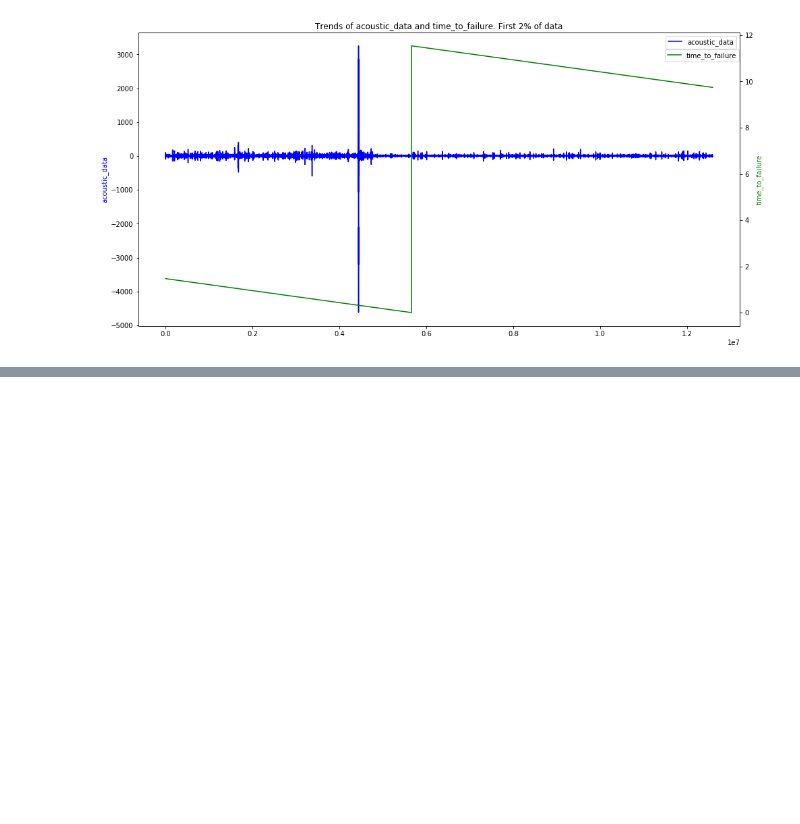
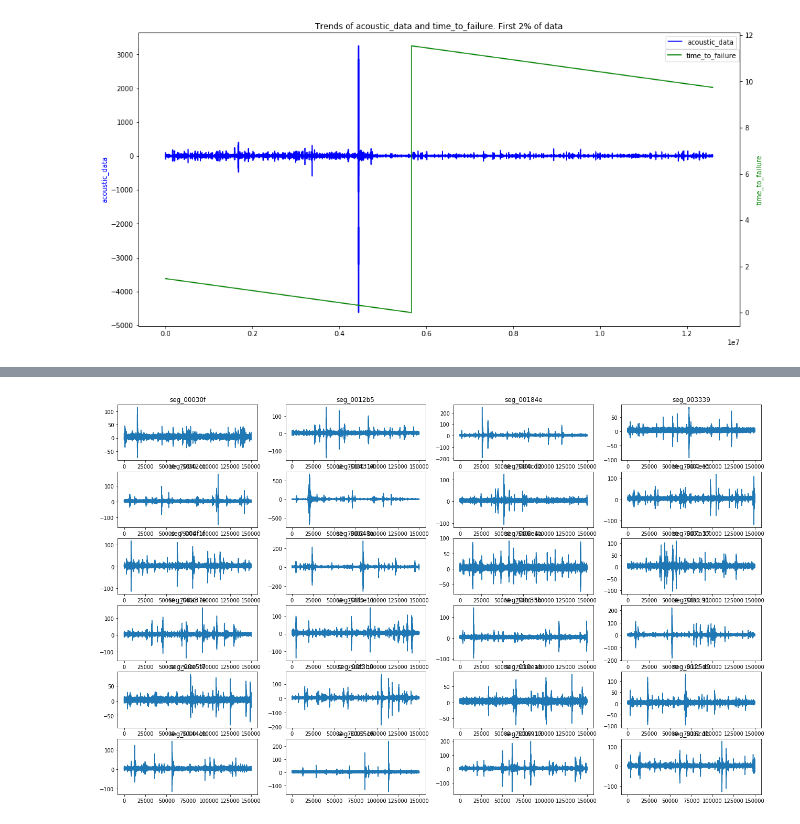
Before and after one commit to ricarddelgado/lanl-earthquake-kaggle, a Jupyter notebook: Seismic data EDA and baseline.ipynb, the cells around one changed output, grey strips where cells are left out. Drawn from its saved outputs; the diff is of its cells as text; code cells hidden in the pictures; blank space fills up the shorter version.

```diff
--- a/Seismic data EDA and baseline.ipynb
+++ b/Seismic data EDA and baseline.ipynb
@@ -157,0 +166,50 @@ for i, col in enumerate(X_tr.columns):
+# %%
+scaler = StandardScaler()
+scaler.fit(X_tr)
+X_train_scaled = pd.DataFrame(scaler.transform(X_tr), columns=X_tr.columns)
+# %%
+submission = pd.read_csv('../input/sample_submission.csv', index_col='seg_id')
+X_test = pd.DataFrame(columns=X_tr.columns, dtype=np.float64, index=submission.index)
+plt.figure(figsize=(22, 16))
+
+for i, seg_id in enumerate(tqdm_notebook(X_test.index)):
+    seg = pd.read_csv('../input/test/' + seg_id + '.csv')
+
+    x = seg['acoustic_data'].values
+    X_test.loc[seg_id, 'ave'] = x.mean()
+    X_test.loc[seg_id, 'std'] = x.std()
+    X_test.loc[seg_id, 'max'] = x.max()
+    X_test.loc[seg_id, 'min'] = x.min()
+
+    X_test.loc[seg_id, 'av_change_abs'] = np.mean(np.diff(x))
+    X_test.loc[seg_id, 'av_change_rate'] = np.mean(np.nonzero((np.diff(x) / x[:-1]))[0])
+    X_test.loc[seg_id, 'abs_max'] = np.abs(x).max()
+    X_test.loc[seg_id, 'abs_min'] = np.abs(x).min()
+
+    X_test.loc[seg_id, 'std_first_50000'] = x[:50000].std()
+    X_test.loc[seg_id, 'std_last_50000'] = x[-50000:].std()
+    X_test.loc[seg_id, 'std_first_10000'] = x[:10000].std()
+    X_test.loc[seg_id, 'std_last_10000'] = x[-10000:].std()
+
+    X_test.loc[seg_id, 'avg_first_50000'] = x[:50000].mean()
+    X_test.loc[seg_id, 'avg_last_50000'] = x[-50000:].mean()
+    X_test.loc[seg_id, 'avg_first_10000'] = x[:10000].mean()
+    X_test.loc[seg_id, 'avg_last_10000'] = x[-10000:].mean()
+
+    X_test.loc[seg_id, 'min_first_50000'] = x[:50000].min()
+    X_test.loc[seg_id, 'min_last_50000'] = x[-50000:].min()
+    X_test.loc[seg_id, 'min_first_10000'] = x[:10000].min()
+    X_test.loc[seg_id, 'min_last_10000'] = x[-10000:].min()
+
+    X_test.loc[seg_id, 'max_first_50000'] = x[:50000].max()
+    X_test.loc[seg_id, 'max_last_50000'] = x[-50000:].max()
+    X_test.loc[seg_id, 'max_first_10000'] = x[:10000].max()
+    X_test.loc[seg_id, 'max_last_10000'] = x[-10000:].max()
+
+    if i < 24:
+        plt.subplot(7, 4, i + 1)
+        plt.plot(seg['acoustic_data'])
+        plt.title(seg_id)
+
+X_test_scaled = pd.DataFrame(scaler.transform(X_test), columns=X_test.columns)
+# %% [output]
@@ -157,0 +217 @@ for i, col in enumerate(X_tr.columns):
+[figure, added]
```
Also changed, not shown: parts of 11 cells of this notebook, 2 other files.
